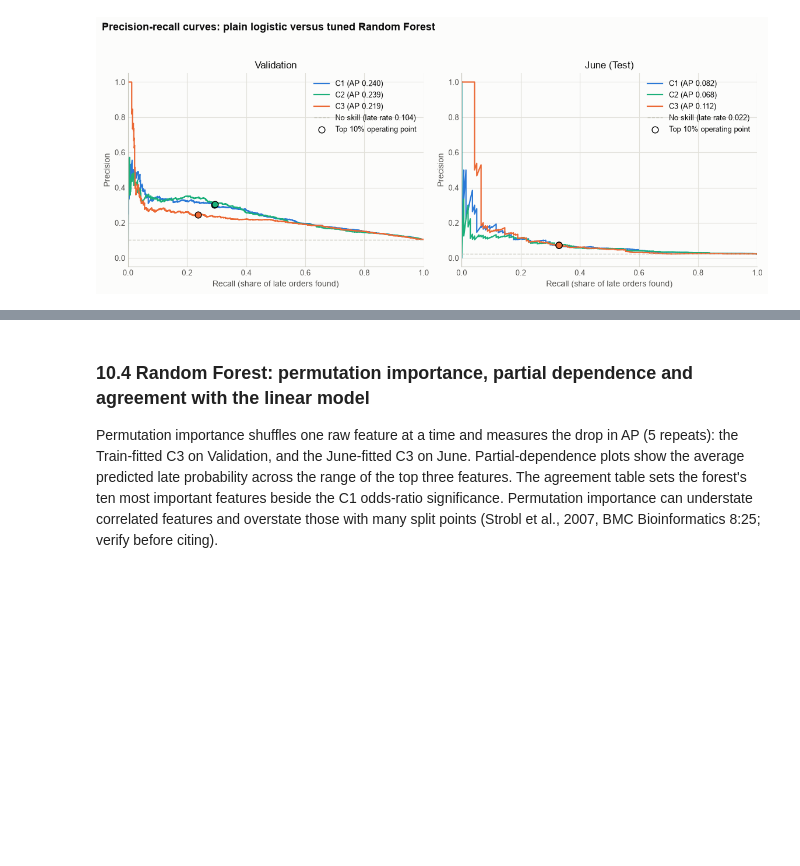
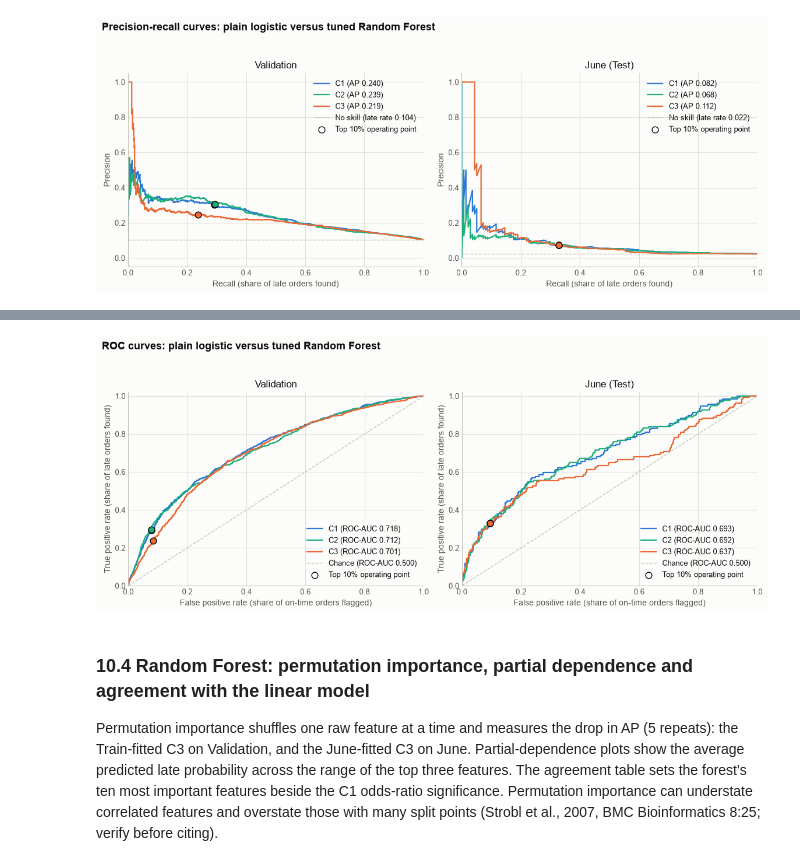
Before and after one commit to mushroomyyy/Team8_IT5006_Ecommerce_Analytics_AY2627Sem1, a Jupyter notebook: phase2/02_classification.ipynb, the cells around one changed output, grey strips where cells are left out. Cells and saved outputs as stored; diff of their text form; code cells hidden in the pictures; blank space fills up the shorter version.

Commit message:
Add ROC curves, remove old-pipeline comparison and dead code; re-run 01-03
Headline model-comparison tables are unchanged.

Co-Authored-By: Claude Opus 5.5 <noreply@anthropic.com>

```diff
--- a/phase2/02_classification.ipynb
+++ b/phase2/02_classification.ipynb
@@ -992,3 +995,9 @@ plt.show()
+# %%
+roc_panels = {name: {l: pair[l] for l in ['C1', 'C2', 'C3']} for name, pair in panels.items()}
+mf.plot_roc_curves(roc_panels, FIG / '02_roc_curves.png', title='ROC curves: plain logistic versus tuned Random Forest')
+plt.show()
+# %% [output]
+[figure, added]
 # %% [markdown]
 ### 10.4 Random Forest: permutation importance, partial dependence and agreement with the linear model
 
```
Also changed, not shown: parts of 3 cells of this notebook, 30 other files.
